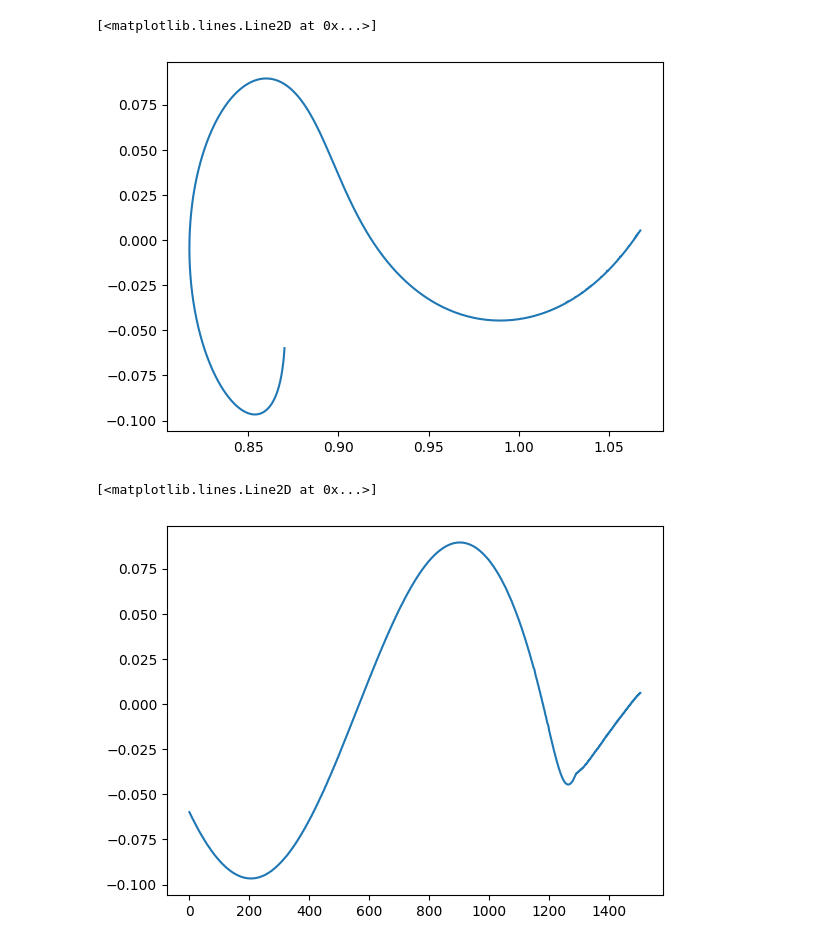
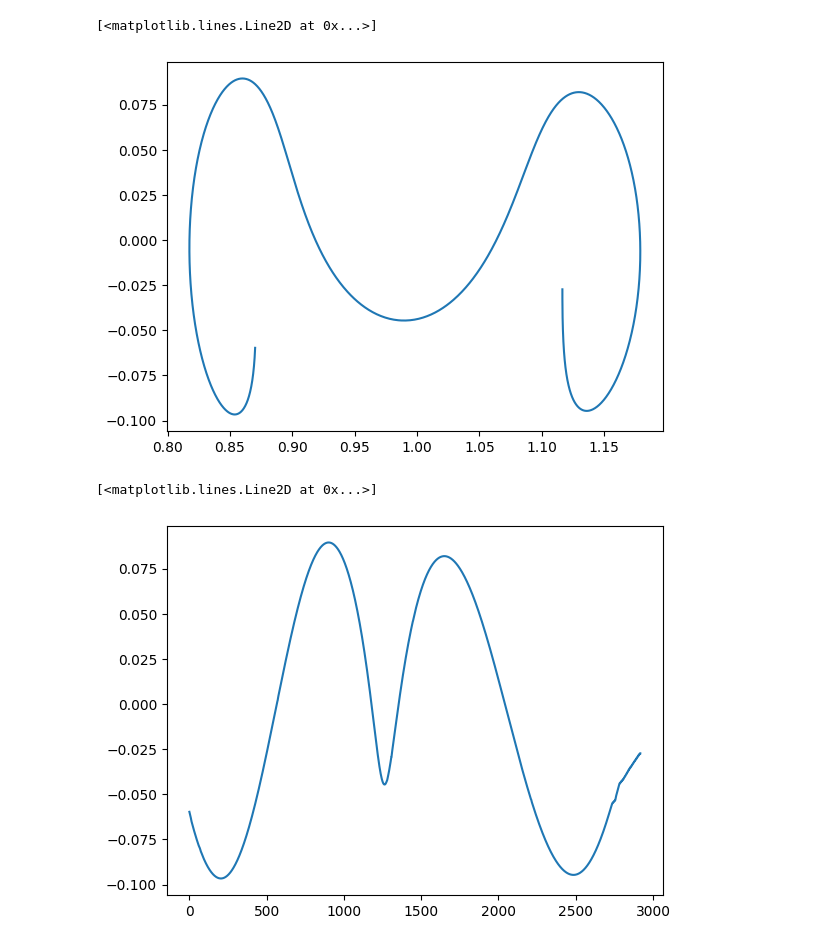
Before and after one commit to alibaniasad1999/master-thesis, a Jupyter notebook: Code/ROS2/read.ipynb, the cells around one changed output. Cells and saved outputs as stored; diff of their text form; code cells hidden in the pictures.

```diff
--- a/Code/ROS2/read.ipynb
+++ b/Code/ROS2/read.ipynb
@@ -39,7 +39,7 @@ def load_ros2_csv(file_path: Optional[str | Path] = None) -> pd.DataFrame:
     pandas.DataFrame
         With `timestamp` parsed to `datetime64[ns]` and sorted ascending.
     """
-    target = Path('data_log_20250724_144354.csv').expanduser() if file_path else DEFAULT_FILE
+    target = Path('data_log_20250724_145021.csv').expanduser() if file_path else DEFAULT_FILE
     if not target.exists():
         raise FileNotFoundError(f'{target} does not exist.')
 
@@ -87,16 +87,16 @@ control_force_y = control_force_y['value'].values
 # %%
 import matplotlib.pyplot as plt
 fig, ax = plt.subplots()
-ax.plot(position_x_data[:1500], position_y_data[:1500])
+ax.plot(position_x_data, position_y_data)
 # %% [output]
 [<matplotlib.lines.Line2D at 0x...>]
-[figure, old version]
+[figure, new version]
 # %%
 fig, ax = plt.subplots()
 ax.plot(position_y_data)
 # %% [output]
 [<matplotlib.lines.Line2D at 0x...>]
-[figure, old version]
+[figure, new version]
 # %%
 fig, ax = plt.subplots()
 ax.plot(velocity_x_data)
```
Also changed, not shown: parts of 4 cells of this notebook, 1 other file.
